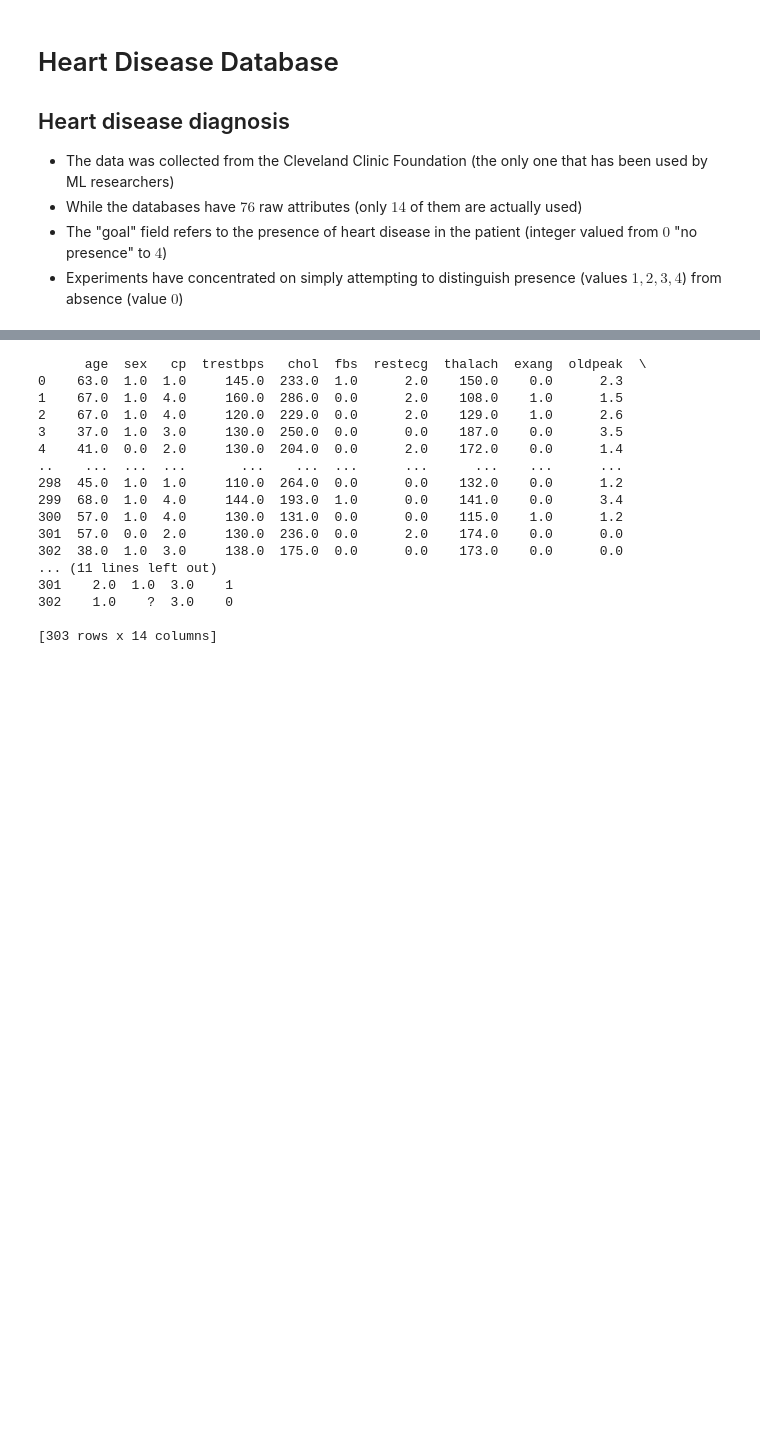
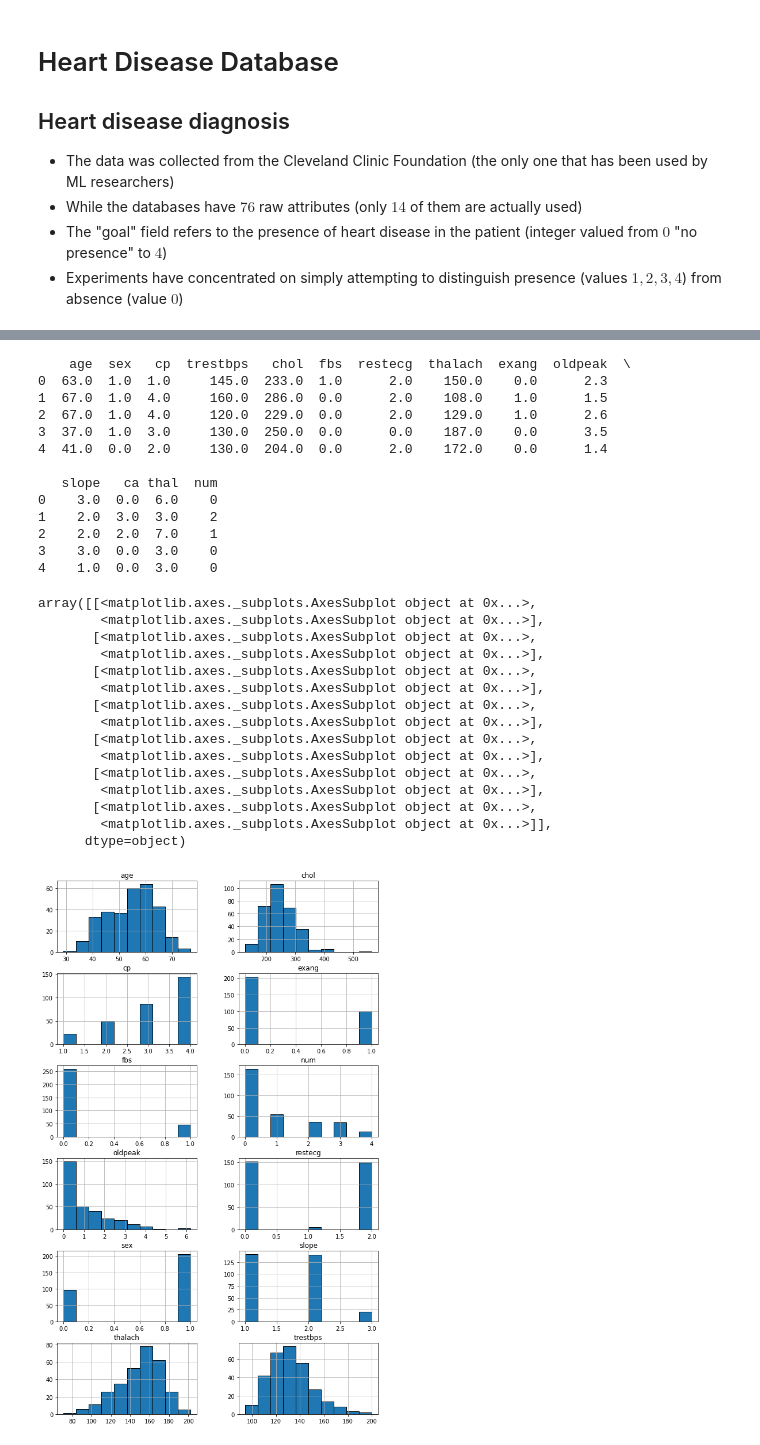
Before and after one commit to amiralansary/Heart-Disease-Diagnosis, a Jupyter notebook: notebooks/explore_data.ipynb, the cells around one changed output, grey strips where cells are left out. Saved outputs shown, nothing was run; the diff lists cells and outputs as text; code cells hidden in the pictures; blank space fills up the shorter version.

Commit message:
update data notebook

```diff
--- a/notebooks/explore_data.ipynb
+++ b/notebooks/explore_data.ipynb
@@ -48,22 +47,18 @@ colnames = ['age', 'sex', 'cp', 'trestbps', 'chol', 'fbs', 'restecg', 'thalach',
            'thal', 'num']
 data_df = pd.read_csv(data_file, sep=',', names=colnames)
 
-print(data_df)
+print(data_df.head())
 # %% [output]
-      age  sex   cp  trestbps   chol  fbs  restecg  thalach  exang  oldpeak  \
-0    63.0  1.0  1.0     145.0  233.0  1.0      2.0    150.0    0.0      2.3
-1    67.0  1.0  4.0     160.0  286.0  0.0      2.0    108.0    1.0      1.5
-2    67.0  1.0  4.0     120.0  229.0  0.0      2.0    129.0    1.0      2.6
-3    37.0  1.0  3.0     130.0  250.0  0.0      0.0    187.0    0.0      3.5
-4    41.0  0.0  2.0     130.0  204.0  0.0      2.0    172.0    0.0      1.4
-..    ...  ...  ...       ...    ...  ...      ...      ...    ...      ...
-298  45.0  1.0  1.0     110.0  264.0  0.0      0.0    132.0    0.0      1.2
-299  68.0  1.0  4.0     144.0  193.0  1.0      0.0    141.0    0.0      3.4
-300  57.0  1.0  4.0     130.0  131.0  0.0      0.0    115.0    1.0      1.2
-301  57.0  0.0  2.0     130.0  236.0  0.0      2.0    174.0    0.0      0.0
-302  38.0  1.0  3.0     138.0  175.0  0.0      0.0    173.0    0.0      0.0
-... (11 lines left out)
-301    2.0  1.0  3.0    1
-302    1.0    ?  3.0    0
+    age  sex   cp  trestbps   chol  fbs  restecg  thalach  exang  oldpeak  \
+0  63.0  1.0  1.0     145.0  233.0  1.0      2.0    150.0    0.0      2.3
+1  67.0  1.0  4.0     160.0  286.0  0.0      2.0    108.0    1.0      1.5
+2  67.0  1.0  4.0     120.0  229.0  0.0      2.0    129.0    1.0      2.6
+3  37.0  1.0  3.0     130.0  250.0  0.0      0.0    187.0    0.0      3.5
+4  41.0  0.0  2.0     130.0  204.0  0.0      2.0    172.0    0.0      1.4
 
-[303 rows x 14 columns]
+   slope   ca thal  num
+0    3.0  0.0  6.0    0
+1    2.0  3.0  3.0    2
+2    2.0  2.0  7.0    1
+3    3.0  0.0  3.0    0
+4    1.0  0.0  3.0    0
@@ -71,0 +65,23 @@ pd.read_csv?
+# %%
+%matplotlib inline
+import matplotlib.pyplot as plt
+
+
+data_df.hist(grid=True,figsize=(10,20), layout=(7,2), edgecolor='black')
+# %% [output]
+array([[<matplotlib.axes._subplots.AxesSubplot object at 0x...>,
+        <matplotlib.axes._subplots.AxesSubplot object at 0x...>],
+       [<matplotlib.axes._subplots.AxesSubplot object at 0x...>,
+        <matplotlib.axes._subplots.AxesSubplot object at 0x...>],
+       [<matplotlib.axes._subplots.AxesSubplot object at 0x...>,
+        <matplotlib.axes._subplots.AxesSubplot object at 0x...>],
+       [<matplotlib.axes._subplots.AxesSubplot object at 0x...>,
+        <matplotlib.axes._subplots.AxesSubplot object at 0x...>],
+       [<matplotlib.axes._subplots.AxesSubplot object at 0x...>,
+        <matplotlib.axes._subplots.AxesSubplot object at 0x...>],
+       [<matplotlib.axes._subplots.AxesSubplot object at 0x...>,
+        <matplotlib.axes._subplots.AxesSubplot object at 0x...>],
+       [<matplotlib.axes._subplots.AxesSubplot object at 0x...>,
+        <matplotlib.axes._subplots.AxesSubplot object at 0x...>]],
+      dtype=object)
+[figure, added]
```
Also changed, not shown: parts of 3 cells of this notebook.
